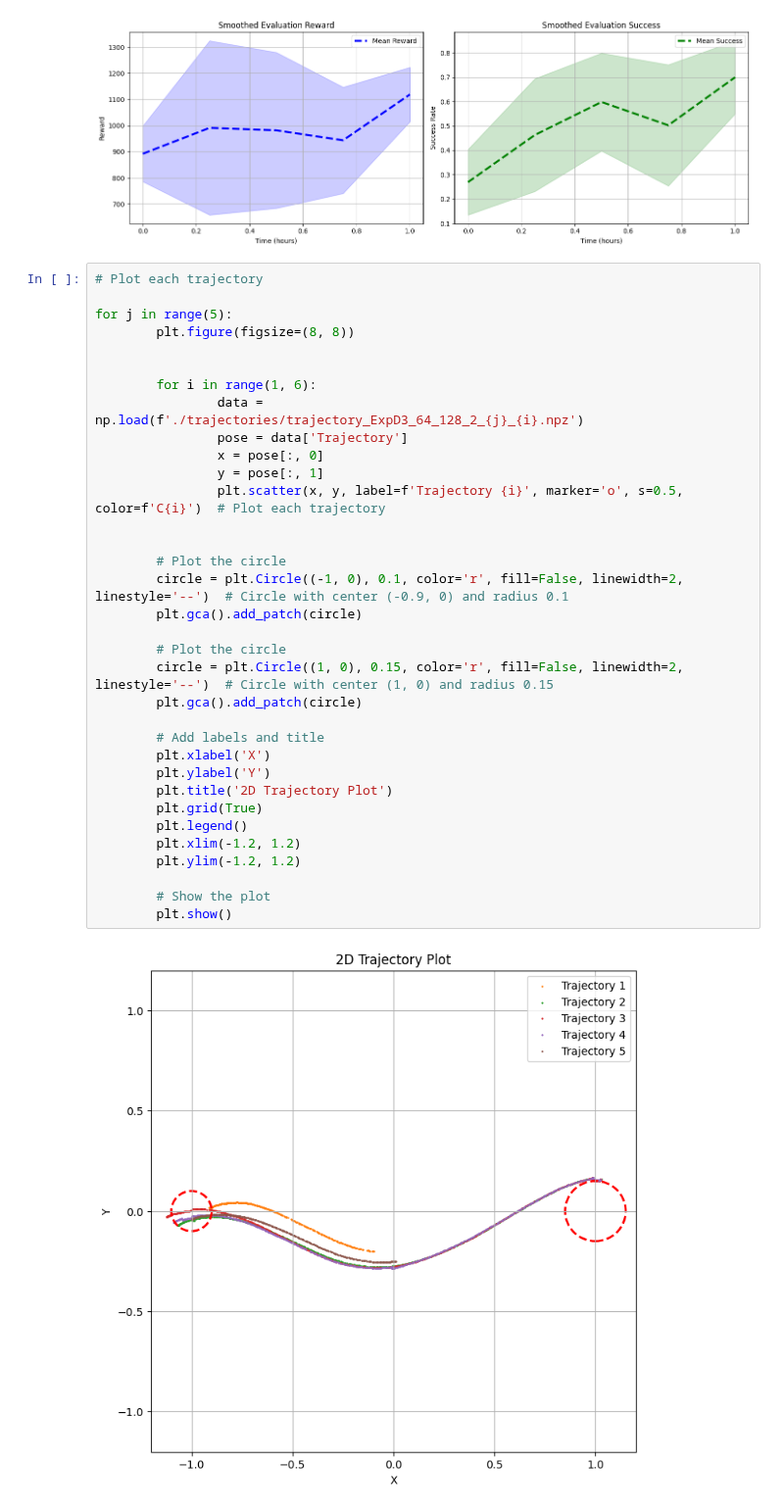
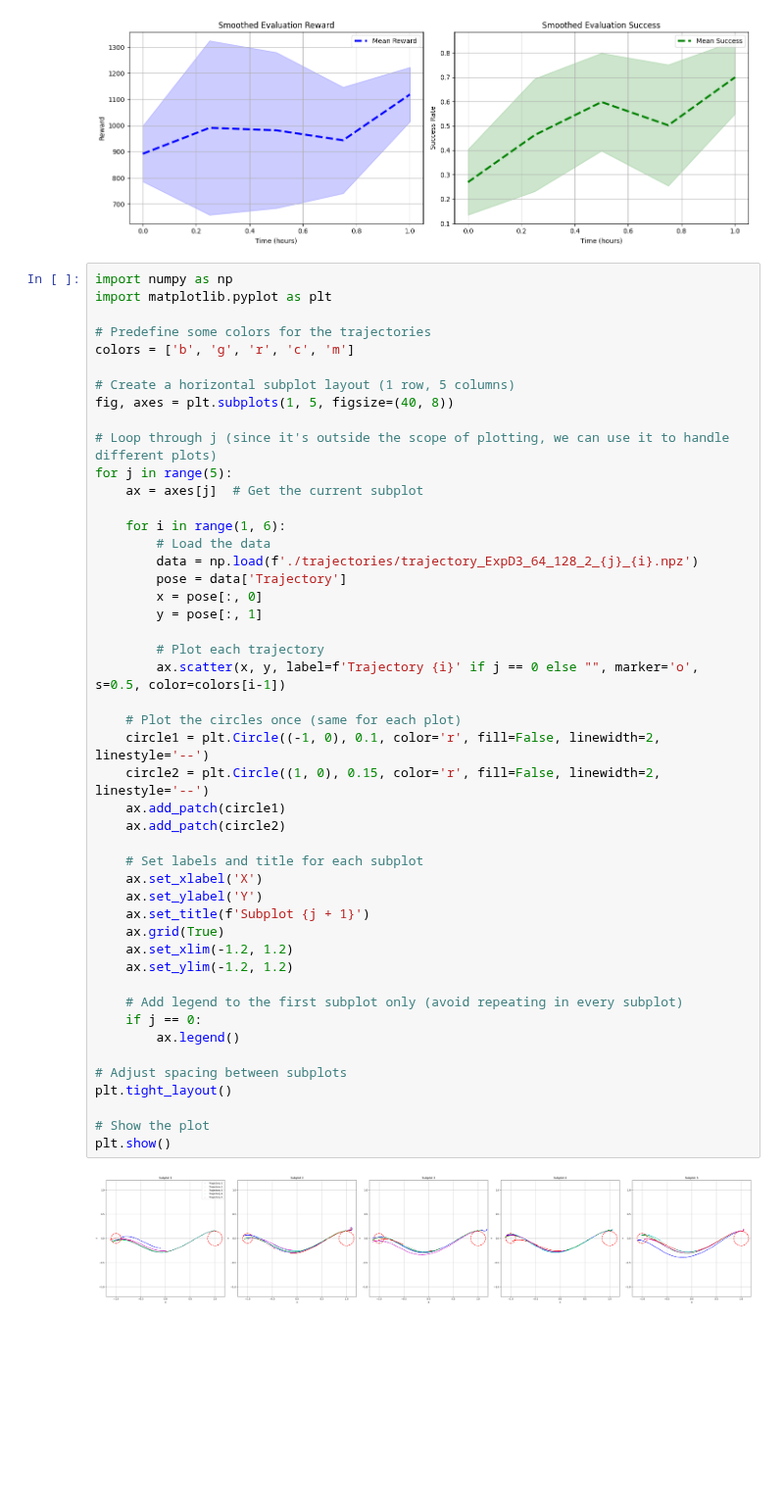
Before and after one commit to turcato-niccolo/test_turtlebot, a Jupyter notebook: results_gazebo.ipynb, the cells around one changed output. Shown at 98% size. Drawn from its saved outputs; the diff is of its cells as text; blank space fills up the shorter version.

```diff
--- a/results_gazebo.ipynb
+++ b/results_gazebo.ipynb
@@ -106,38 +106,51 @@ plot_evaluation_results(file_paths, smooth_length=1)
 # %% [output]
 [figure]
 # %%
-# Plot each trajectory
+import numpy as np
+import matplotlib.pyplot as plt
 
+# Predefine some colors for the trajectories
+colors = ['b', 'g', 'r', 'c', 'm']
+
+# Create a horizontal subplot layout (1 row, 5 columns)
+fig, axes = plt.subplots(1, 5, figsize=(40, 8))
+
+# Loop through j (since it's outside the scope of plotting, we can use it to handle different plots)
 for j in range(5):
-        plt.figure(figsize=(8, 8))
+    ax = axes[j]  # Get the current subplot
 
+    for i in range(1, 6):
+        # Load the data
+        data = np.load(f'./trajectories/trajectory_ExpD3_64_128_2_{j}_{i}.npz')
+        pose = data['Trajectory']
+        x = pose[:, 0]
+        y = pose[:, 1]
 
-        for i in range(1, 6):
-                data = np.load(f'./trajectories/trajectory_ExpD3_64_128_2_{j}_{i}.npz')
-                pose = data['Trajectory']
-                x = pose[:, 0]
-                y = pose[:, 1]
-                plt.scatter(x, y, label=f'Trajectory {i}', marker='o', s=0.5, color=f'C{i}')  # Plot each trajectory
+        # Plot each trajectory
+        ax.scatter(x, y, label=f'Trajectory {i}' if j == 0 else "", marker='o', s=0.5, color=colors[i-1])
 
+    # Plot the circles once (same for each plot)
+    circle1 = plt.Circle((-1, 0), 0.1, color='r', fill=False, linewidth=2, linestyle='--')
+    circle2 = plt.Circle((1, 0), 0.15, color='r', fill=False, linewidth=2, linestyle='--')
+    ax.add_patch(circle1)
+    ax.add_patch(circle2)
 
-        # Plot the circle
-        circle = plt.Circle((-1, 0), 0.1, color='r', fill=False, linewidth=2, linestyle='--')  # Circle with center (-0.9, 0) and radius 0.1
-        plt.gca().add_patch(circle)
+    # Set labels and title for each subplot
+    ax.set_xlabel('X')
+    ax.set_ylabel('Y')
+    ax.set_title(f'Subplot {j + 1}')
+    ax.grid(True)
+    ax.set_xlim(-1.2, 1.2)
+    ax.set_ylim(-1.2, 1.2)
 
-        # Plot the circle
-        circle = plt.Circle((1, 0), 0.15, color='r', fill=False, linewidth=2, linestyle='--')  # Circle with center (1, 0) and radius 0.15
-        plt.gca().add_patch(circle)
+    # Add legend to the first subplot only (avoid repeating in every subplot)
+    if j == 0:
+        ax.legend()
 
-        # Add labels and title
-        plt.xlabel('X')
-        plt.ylabel('Y')
-        plt.title('2D Trajectory Plot')
-        plt.grid(True)
-        plt.legend()
-        plt.xlim(-1.2, 1.2)
-        plt.ylim(-1.2, 1.2)
+# Adjust spacing between subplots
+plt.tight_layout()
 
-        # Show the plot
-        plt.show()
+# Show the plot
+plt.show()
 # %% [output]
-[figure, old version]
+[figure, new version]
```
Also changed, not shown: parts of 1 cell of this notebook.
